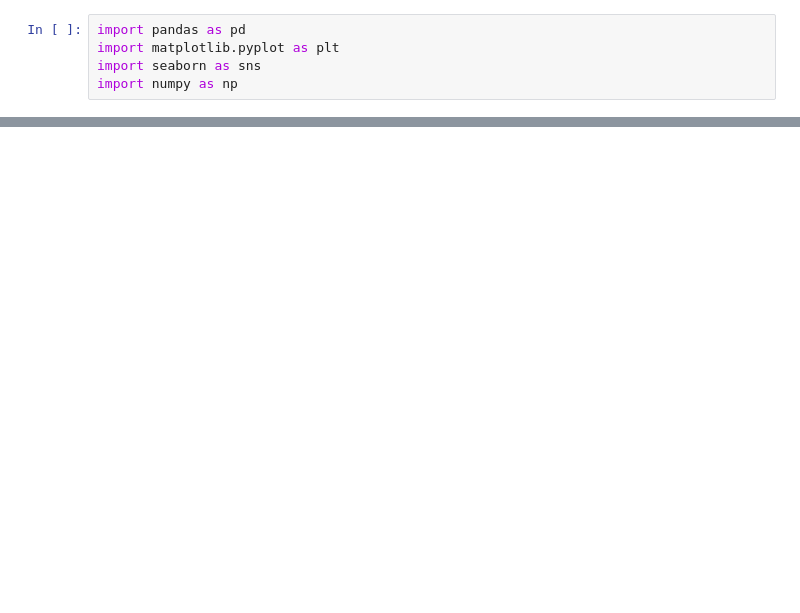
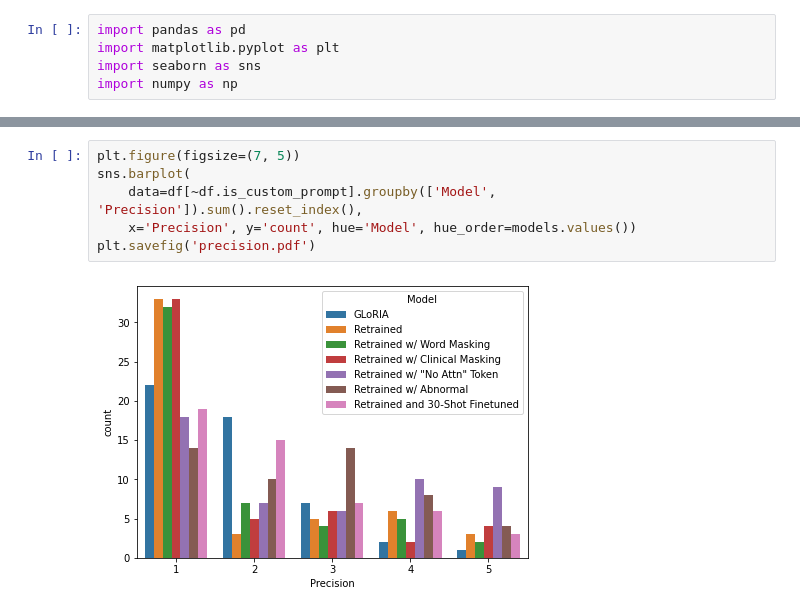
Before and after one commit to strongbeamsprout/gloria-nlp-project, a Jupyter notebook: analyze_annotations.ipynb, the cells around one changed output, grey strips where cells are left out. Drawn from its saved outputs; the diff is of its cells as text; blank space fills up the shorter version.

```diff
--- a/analyze_annotations.ipynb
+++ b/analyze_annotations.ipynb
@@ -46,0 +59,8 @@ df.groupby(['checkpoint_name', 'has_good_recall']).sum().reset_index()
+# %%
+plt.figure(figsize=(7, 5))
+sns.barplot(
+    data=df[~df.is_custom_prompt].groupby(['Model', 'Precision']).sum().reset_index(),
+    x='Precision', y='count', hue='Model', hue_order=models.values())
+plt.savefig('precision.pdf')
+# %% [output]
+[figure, added]
```
Also changed, not shown: parts of 16 cells of this notebook, 14 other files.
